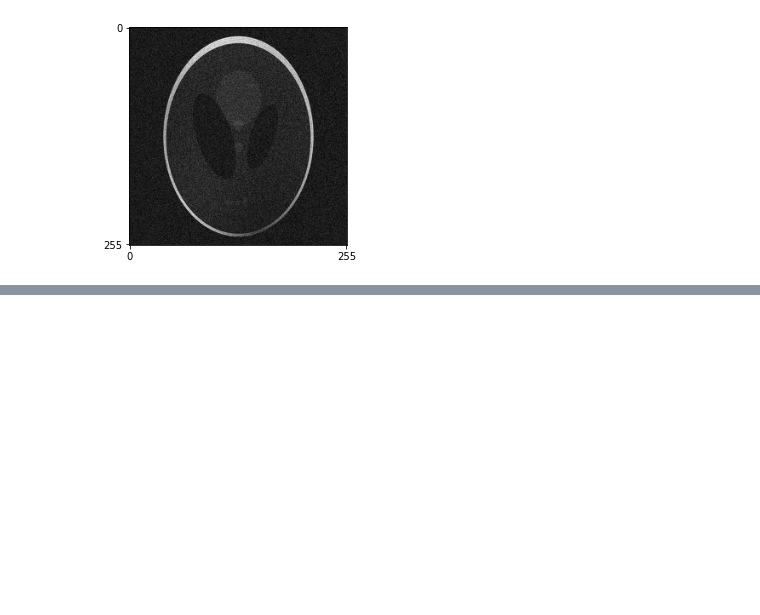
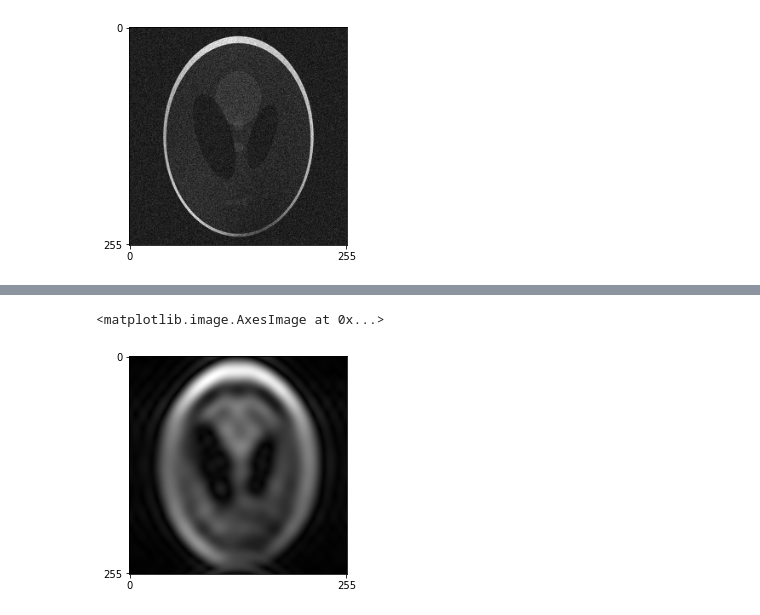
Before and after one commit to gopal-nataraj/bart-webinars, a Jupyter notebook: webinar4/demo.ipynb, the cells around one changed output, grey strips where cells are left out. Cells and saved outputs as stored; diff of their text form; code cells hidden in the pictures; blank space fills up the shorter version.

Commit message:
updated webinar4/demo.ipynb w espirit smap est

```diff
--- a/webinar4/demo.ipynb
+++ b/webinar4/demo.ipynb
@@ -64,0 +66,19 @@ ax.imshow(abs(im_rss), cmap='gray')
+# %%
+# simulate low-resolution data for coil sensitivity estimation
+ksp_smap_nonoise = bart.bart(1, 'phantom -x {} -k -s {}'.format(calib_dim, nc))
+seed_smap = np.random.randint(0, 2**63-1)
+pad = int((nkyz-calib_dim)/2)
+ksp_smap = np.pad(bart.bart(1, 'noise -n {} -s {}'.format(noi_var, seed_smap),
+                            ksp_smap_nonoise),
+                  ((pad,), (pad,), (0,), (0,)))
+
+im_coil_smap = bart.bart(1, 'fft -i -u $(bart bitmask 0 1 2)', ksp_smap)
+im_rss_smap = bart.bart(1, 'rss $(bart bitmask 3)', im_coil_smap)
+
+_, ax = plt.subplots()
+ax.set_xticks([0, nkyz-1])
+ax.set_yticks([0, nkyz-1])
+ax.imshow(abs(im_rss_smap), cmap='gray')
+# %% [output]
+<matplotlib.image.AxesImage at 0x...>
+[figure, added]
```
Also changed, not shown: parts of 7 cells of this notebook.
